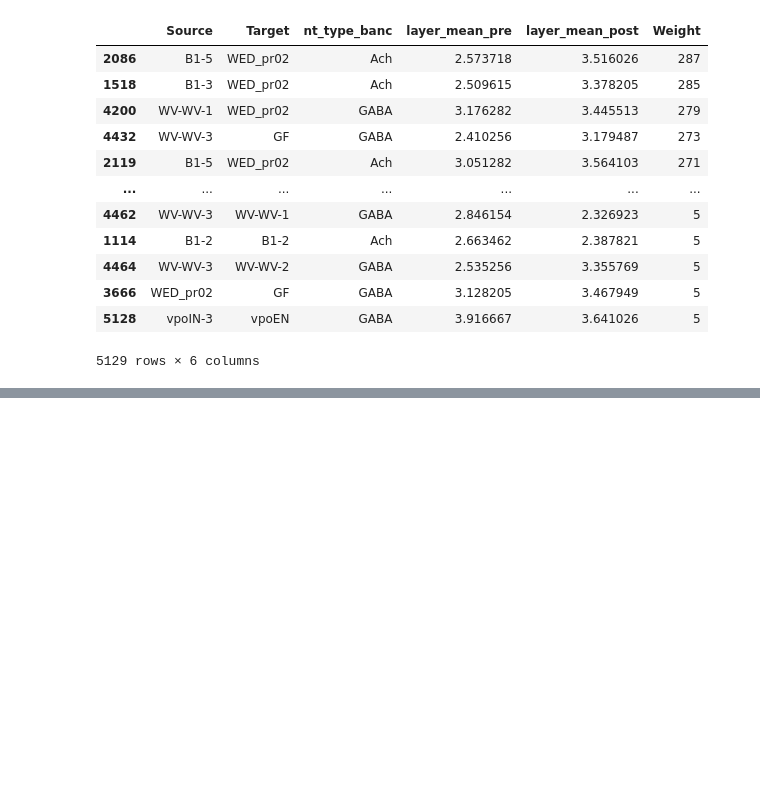
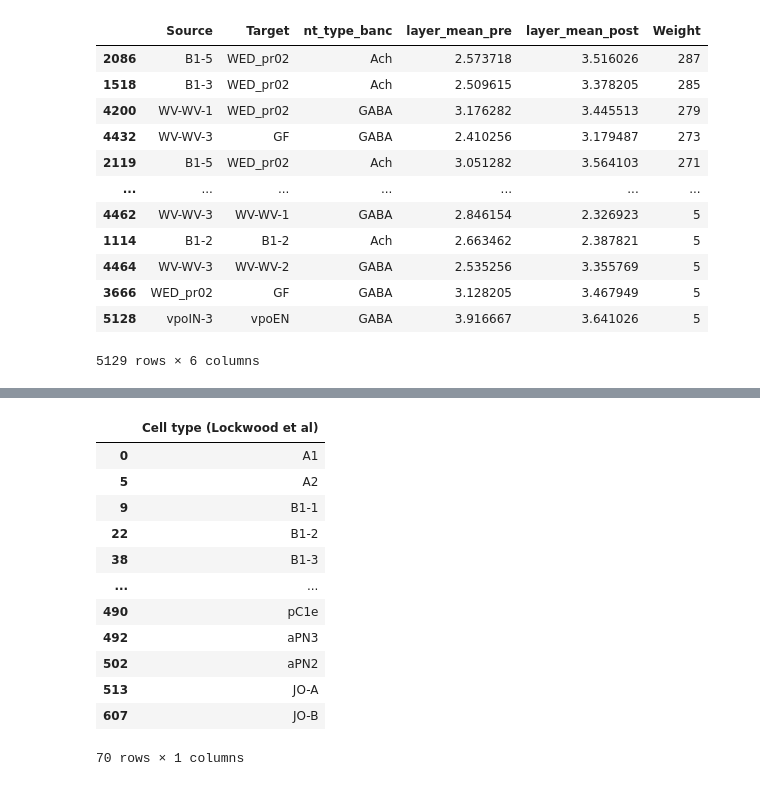
Before and after one commit to grace-cai08/sp25, a Jupyter notebook: wiringdgrm.ipynb, the cells around one changed output, grey strips where cells are left out. Saved outputs shown, nothing was run; the diff lists cells and outputs as text; code cells hidden in the pictures; blank space fills up the shorter version.

```diff
--- a/wiringdgrm.ipynb
+++ b/wiringdgrm.ipynb
@@ -218,0 +229,16 @@ g2[['Source']]
+# %%
+celltypes[['Cell type (Lockwood et al)']].drop_duplicates() #make sure we didn't lose any cell types in process of making nodelist
+# %% [output]
+|  | Cell type (Lockwood et al) |
+| 0 | A1 |
+| 5 | A2 |
+| 9 | B1-1 |
+| 22 | B1-2 |
+| 38 | B1-3 |
+| ... | ... |
+| 490 | pC1e |
+| 492 | aPN3 |
+| 502 | aPN2 |
+| 513 | JO-A |
+| 607 | JO-B |
+70 rows × 1 columns
```
Also changed, not shown: parts of 6 cells of this notebook, 3 other files.
